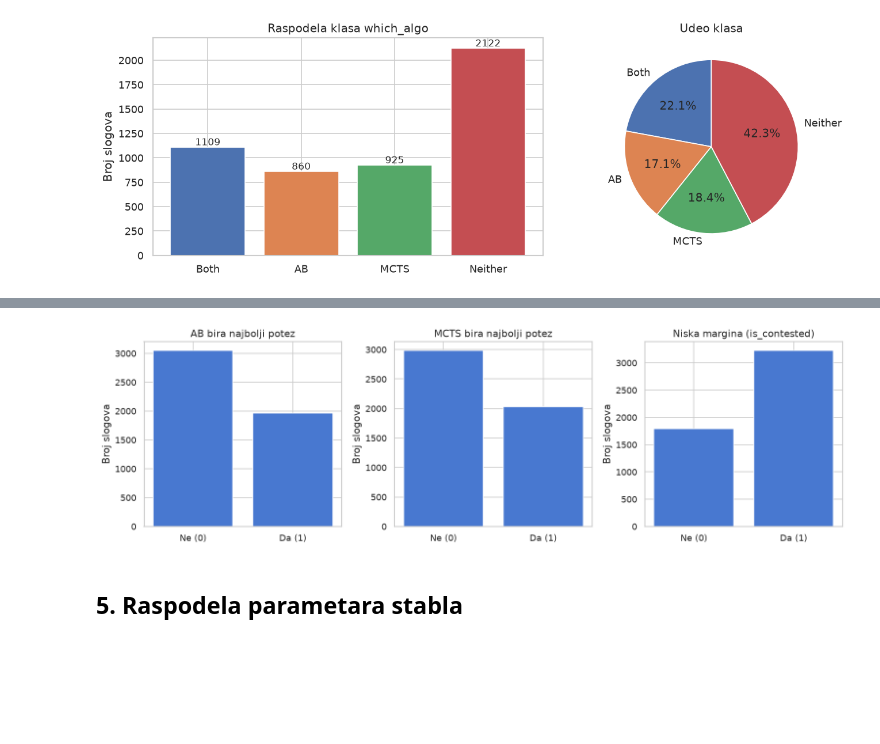
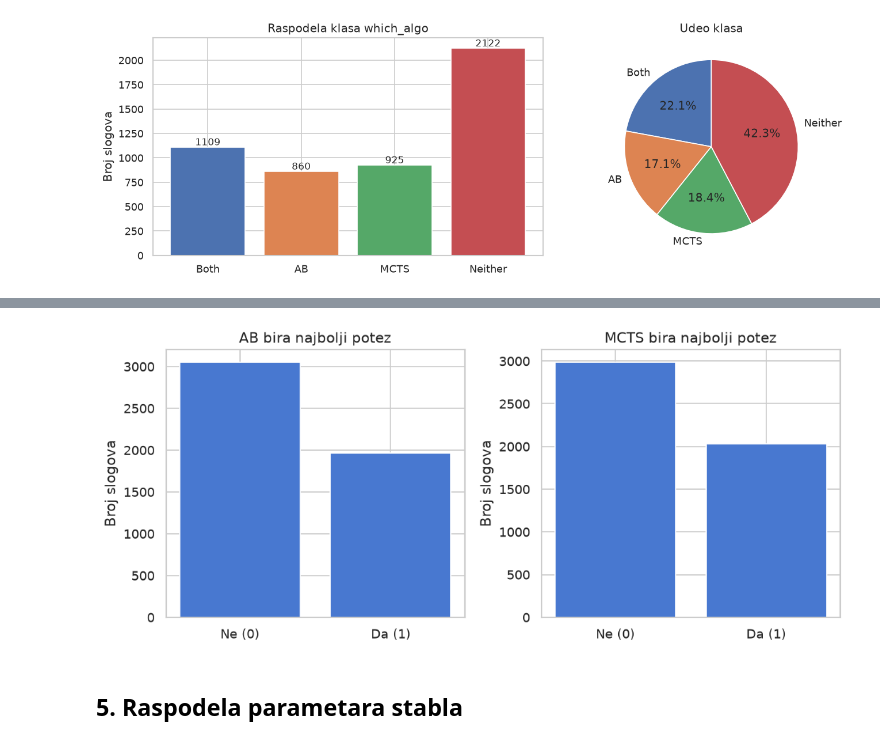
Before and after one commit to andja45/game-tree-algorithm-selection, a Jupyter notebook: notebooks/01_eda.ipynb, the cells around one changed output, grey strips where cells are left out. Saved outputs shown, nothing was run; the diff lists cells and outputs as text; code cells hidden in the pictures; blank space fills up the shorter version.

```diff
--- a/notebooks/01_eda.ipynb
+++ b/notebooks/01_eda.ipynb
@@ -104,3 +116,19 @@ plt.savefig("../plots/eda/raspodela_klasa.png", bbox_inches="tight")
 plt.show()
 # %% [output]
 [figure]
+# %%
+fig, axes = plt.subplots(1, 2, figsize=(11, 4))
+
+mc = df["margin_category"].value_counts().reindex(["low", "medium", "high"])
+axes[0].bar(mc.index, mc.values)
+axes[0].set_title("margin_category: veličina margine između dva najbolja poteza")
+axes[0].set_ylabel("Broj slogova")
+
+vc = df["is_contested"].value_counts().sort_index()
+axes[1].bar(["Ne (0)", "Da (1)"], vc.values)
+axes[1].set_title("is_contested: niska margina")
+axes[1].set_ylabel("Broj slogova")
+
+plt.tight_layout()
+plt.savefig("../plots/eda/ciljne_is_contested_margin.png", bbox_inches="tight")
+plt.show()
@@ -107,21 +137,17 @@ plt.show()
 # %%
-fig, axes = plt.subplots(1, 3, figsize=(13, 4))
+fig, axes = plt.subplots(1, 2, figsize=(9, 4))
 
-# is_contested ako je margin < 0.1 tj razlika izmedju dva najbolja poteza je jako mala
-binary_cols = ["ab_correct", "mcts_correct", "is_contested"]
-titles = ["AB bira najbolji potez", "MCTS bira najbolji potez", "Niska margina (is_contested)"]
-
-for ax, col, title in zip(axes, binary_cols, titles):
+for ax, col, title in zip(axes, ["ab_correct", "mcts_correct"], ["AB bira najbolji potez", "MCTS bira najbolji potez"]):
     vc = df[col].value_counts().sort_index()
     ax.bar(["Ne (0)", "Da (1)"], vc.values)
     ax.set_title(title)
     ax.set_ylabel("Broj slogova")
 
 plt.tight_layout()
 plt.savefig("../plots/eda/binarni_targeti.png", bbox_inches="tight")
 plt.show()
 # %% [output]
-[figure, old version]
+[figure, new version]
 # %% [markdown]
 ## 5. Raspodela parametara stabla
 # %%
```
Also changed, not shown: parts of 11 cells of this notebook, 2 other files.
